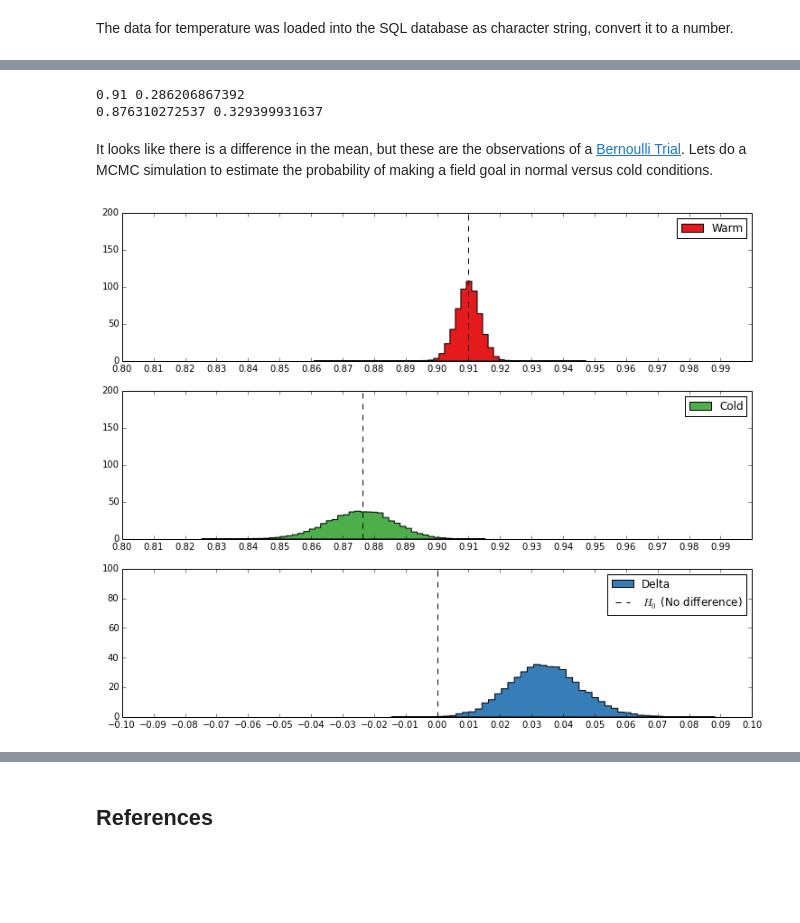
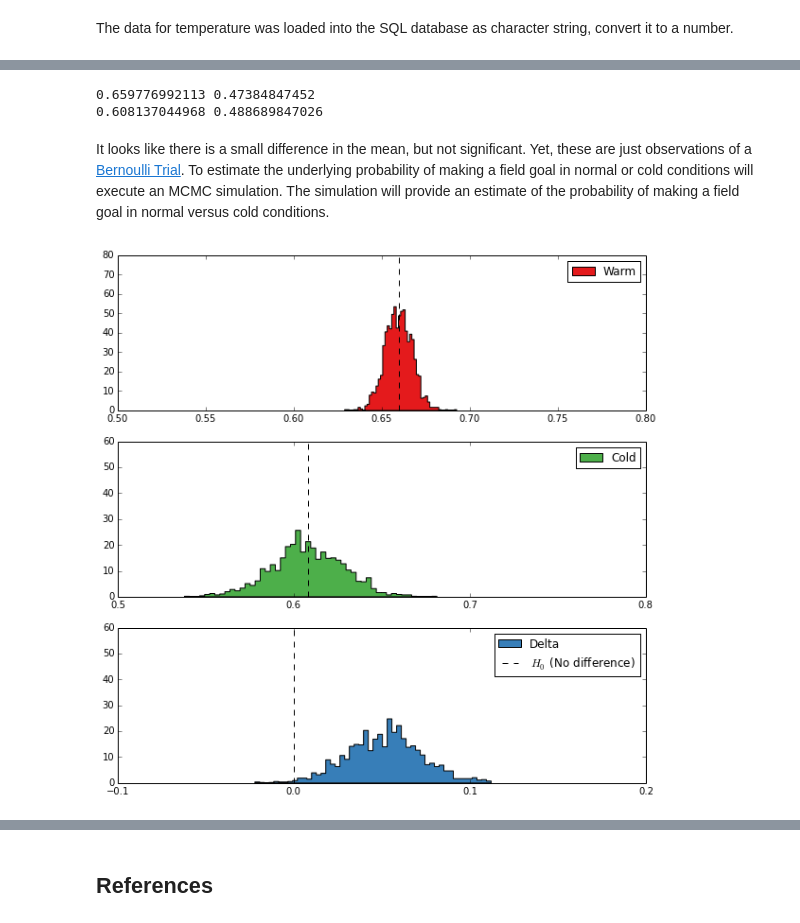
Before and after one commit to jgbos/IPython-Notebooks, a Jupyter notebook: Cold Weather FG.ipynb, the cells around one changed output, grey strips where cells are left out. Saved outputs shown, nothing was run; the diff lists cells and outputs as text; code cells hidden in the pictures; blank space fills up the shorter version.

```diff
--- a/Cold Weather FG.ipynb
+++ b/Cold Weather FG.ipynb
@@ -25,7 +25,7 @@ with open('sql.config','rb') as fp:
 
 con = sql.connect(**config)
 df = psql.frame_query('''
-    SELECT fgxp.DIST, fgxp.GOOD, games.TEMP FROM fgxp, core, games
+    SELECT fgxp.DIST, fgxp.GOOD, games.TEMP, games.STAD FROM fgxp, core, games
     WHERE core.PID=fgxp.PID AND games.GID = core.GID AND fgxp.FGXP='FG';''', con)
 
 con.close()
@@ -43,0 +46,3 @@ df.head()
+# %%
+df_elevation = pd.read_csv('stadium_with_altitude.csv', index_col=0)
+df_elevation.head()
@@ -48,70 +78,68 @@ Now lets partition the data for doing a MCMC study.  Lets look at distances less
 # %%
 convert = lambda x: True if x == 'Y' else False
 
-normal = (df.TEMP >= 40) & (df.DIST < 40) & df.TEMP.notnull()
+normal = (df.TEMP >= 40) & (df.DIST > 40) & df.TEMP.notnull()
 normal = df[normal].GOOD.apply(convert)
 
-cold = (df.TEMP < 40) & (df.DIST < 40) & df.TEMP.notnull()
+cold = (df.TEMP < 40) & (df.DIST > 40) & df.TEMP.notnull()
 cold = df[cold].GOOD.apply(convert)
 
 print normal.mean(), normal.std()
 print cold.mean(), cold.std()
 # %% [output]
-0.91 0.286206867392
-0.876310272537 0.329399931637
+0.659776992113 0.47384847452
+0.608137044968 0.488689847026
 # %% [markdown]
-It looks like there is a difference in the mean, but these are the observations of a [Bernoulli Trial](http://en.wikipedia.org/wiki/Bernoulli_distribution). Lets do a MCMC simulation to estimate the probability of making a field goal in normal versus cold conditions.
+It looks like there is a small difference in the mean, but not significant. Yet, these are just observations of a [Bernoulli Trial](http://en.wikipedia.org/wiki/Bernoulli_distribution).  To estimate the underlying probability of making a field goal in normal or cold conditions will execute an MCMC simulation.  The simulation will provide an estimate of the probability of making a field goal in normal versus cold conditions.
 # %%
 import pymc as pm
 # %%
 with pm.Model() as model:
-    p_normal = pm.Uniform("p_normal",lower=0.7, upper=1)
-    p_cold = pm.Uniform("p_cold",lower=0.7, upper=1)
+    p_normal = pm.Uniform("p_normal",lower=0.2, upper=0.8)
+    p_cold = pm.Uniform("p_cold",lower=0.4, upper=0.8)
 
     # scraped observations
     obs_normal = pm.Bernoulli("obs_normal", p_normal, observed=normal.astype(int))
     obs_cold = pm.Bernoulli("obs_cold", p_cold, observed=cold.astype(int))
 
-    m = pm.HamiltonianMC()
-    trace = pm.sample(15000, m,progressbar=False)
+    start = pm.find_MAP()
+    m = pm.NUTS(state=start)
+    trace = pm.sample(2000, m, start=start, progressbar=False)
 # %%
 p_normal_samples = trace['p_normal'][:]
 p_cold_samples=  trace['p_cold'][:]
 delta_samples = trace['p_normal']-trace['p_cold']
 # %%
-plt.figure(figsize=(12.5, 10))
+plt.figure(figsize=(10, 10))
 
 ax = plt.subplot(311)
-plt.xlim(0.8, 1)
-plt.xticks(np.arange(0.8, 1.0, 0.01))
-plt.ylim(0, 200)
-plt.hist(p_normal_samples, histtype='stepfilled', bins=50, normed=True,
-         color='#E41A1C', label='Warm')
+plt.hist(p_normal_samples, histtype='stepfilled', bins=50, normed=True, color='#E41A1C', label='Warm')
+plt.legend()
 plt.vlines(normal.mean(), 0, 300, linestyles='--')
-plt.legend()
+plt.xticks(np.arange(0.5, 0.8, 0.05))
+plt.xlim(0.5, 0.8)
+plt.ylim(0, 80)
 plt.grid(False)
 
 ax = plt.subplot(312)
-plt.xlim(0.8, 1)
-plt.xticks(np.arange(0.8, 1.0, 0.01))
-plt.ylim(0, 200)
-plt.hist(p_cold_samples, histtype='stepfilled', bins=50, normed=True,
-         color='#4DAF4A', label='Cold')
+plt.hist(p_cold_samples, histtype='stepfilled', bins=50, normed=True, color='#4DAF4A', label='Cold')
 plt.vlines(cold.mean(), 0, 300, linestyles='--')
 plt.legend()
+plt.xticks(np.arange(0.5, 0.8, 0.1))
+plt.xlim(0.5, 0.8)
+plt.ylim(0, 60)
 plt.grid(False)
 
 ax = plt.subplot(313)
-plt.xlim(-0.1, 0.1)
-plt.xticks(np.arange(-0.1, 0.101, 0.01))
-plt.ylim(0, 100)
-plt.hist(delta_samples, histtype='stepfilled', bins=50, normed=True,
-         color='#377EB8', label='Delta')
+plt.hist(delta_samples, histtype='stepfilled', bins=50, normed=True, color='#377EB8', label='Delta')
 plt.vlines(0, 0, 300, linestyles='--', label='$H_0$ (No difference)')
 plt.legend()
+plt.xticks(np.arange(-0.1, 0.201, 0.1))
+plt.xlim(-0.1, 0.2)
+plt.ylim(0, 60)
 plt.grid(False);
 # %% [output]
-[figure, old version]
+[figure, new version]
 # %%
 print ("Field Goals less than 40 yards are less successful in temperatures < 40 degrees "
        "in {0:.1f}% of simulations").format((delta_samples > 0).mean() * 100)
```
Also changed, not shown: parts of 37 cells of this notebook.
